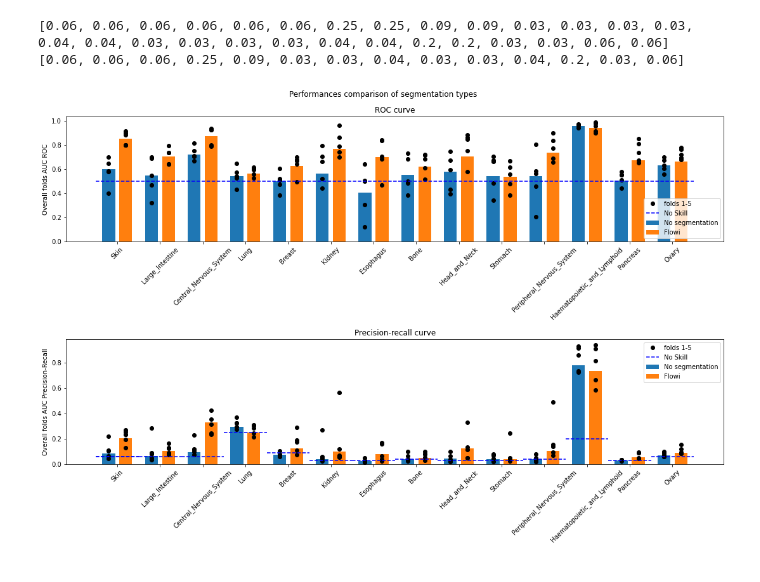
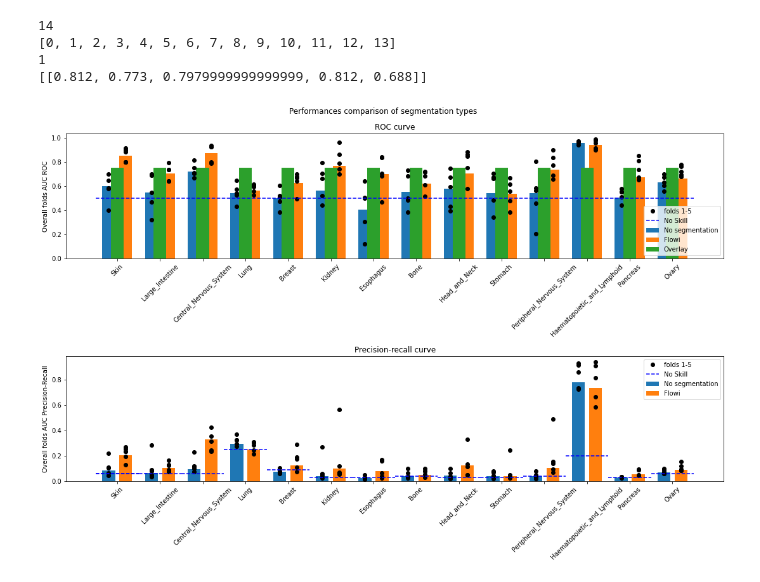
Before and after one commit to apollo994/CMP_, a Jupyter notebook: notebooks/plot_multiple_tissue.ipynb, the cells around one changed output. Saved outputs shown, nothing was run; the diff lists cells and outputs as text; code cells hidden in the pictures.

```diff
--- a/notebooks/plot_multiple_tissue.ipynb
+++ b/notebooks/plot_multiple_tissue.ipynb
@@ -38,6 +38,12 @@ y_pr_flowi = []
 dots_roc_flowi = []
 dots_pr_flowi = []
 
+x_pos3 = []
+y_roc_overlay = []
+y_pr_overlay = []
+dots_roc_overlay = []
+dots_pr_overlay = []
+
 prop = []
 
 for sample in samples_path:
@@ -45,6 +51,7 @@ for sample in samples_path:
     x_pos.append(c)
     x_pos1.append(c-0.2)
     x_pos2.append(c+0.2)
+    x_pos3.append(c)
 
     tissue_name = sample.split('/')[-1]
     labels.append(tissue_name)
@@ -64,11 +71,20 @@ for sample in samples_path:
             dots_pr_flowi.append(list(df_metrics.iloc[0:5,3]))
             y_roc_flowi.append(df_metrics.loc['all','auROC'])
             dots_roc_flowi.append(list(df_metrics.iloc[0:5,2]))
-        else:
+
+#             print (sample_name, 'flowi')
+        if 'overlay' in sample_name:
+            y_pr_overlay.append(df_metrics.loc['all','auPR'])
+            dots_pr_overlay.append(list(df_metrics.iloc[0:5,3]))
+            y_roc_overlay.append(df_metrics.loc['all','auROC'])
+            dots_roc_overlay.append(list(df_metrics.iloc[0:5,2]))
+#             print (sample_name, 'over')
+        if 'overlay' not in sample_name and 'flowi' not in sample_name:
             y_pr_norm.append(df_metrics.loc['all','auPR'])
             dots_pr_norm.append(list(df_metrics.iloc[0:5,3]))
             y_roc_norm.append(df_metrics.loc['all','auROC'])
             dots_roc_norm.append(list(df_metrics.iloc[0:5,2]))
+#             print (sample_name, 'norm')
 
         with open(f'{sub_folder}/results/{sample_name}_real.pk', 'rb') as real_pi:
                 reals = pickle.load(real_pi)
@@ -90,12 +106,16 @@ prop2 = prop[1::2]
 # print(dots_roc)
 # print(dots_pr)
 # print(prop)
-# %%
-print(prop)
-print (prop2)
-# %% [output]
-[0.06, 0.06, 0.06, 0.06, 0.06, 0.06, 0.25, 0.25, 0.09, 0.09, 0.03, 0.03, 0.03, 0.03, 0.04, 0.04, 0.03, 0.03, 0.03, 0.03, 0.04, 0.04, 0.2, 0.2, 0.03, 0.03, 0.06, 0.06]
-[0.06, 0.06, 0.06, 0.25, 0.09, 0.03, 0.03, 0.04, 0.03, 0.03, 0.04, 0.2, 0.03, 0.06]
+# %%
+print(len(x_pos3))
+print(x_pos3)
+print (len(dots_roc_overlay))
+print (dots_roc_overlay)
+# %% [output]
+14
+[0, 1, 2, 3, 4, 5, 6, 7, 8, 9, 10, 11, 12, 13]
+1
+[[0.812, 0.773, 0.7979999999999999, 0.812, 0.688]]
 # %%
 rotation = 45
 
@@ -106,33 +126,40 @@ _ = fig.suptitle(f'Performances comparison of segmentation types')
 _ = ax1.set_title('ROC curve')
 # _ = ax1.set_xlabel('Tissue')
 _ = ax1.set_ylabel('Overall folds AUC ROC')
+
 _ = ax1.bar(x_pos1, y_roc_norm, width=0.3, label="No segmentation")
 _ = ax1.plot(x_pos1, dots_roc_norm, linestyle='none', marker='o', color='black')
+
 _ = ax1.bar(x_pos2, y_roc_flowi, width=0.3, label="Flowi")
 _ = ax1.plot(x_pos2, dots_roc_flowi, linestyle='none', marker='o', color='black')
+
+_ = ax1.bar(x_pos3, y_roc_overlay, width=0.3, label="Overlay")
+# _ = ax1.plot(x_pos3, dots_roc_overlay, linestyle='none', marker='o', color='black')
+
 _ = ax1.plot(x_pos2[0], dots_roc_flowi[0][0], linestyle='none', marker='o', color='black', label="folds 1-5")
+
 _ = ax1.plot([min(x_pos)-0.5, max(x_pos)+0.5], [0.5, 0.5], label = 'No Skill', linestyle='--', color = 'blue')
 _ = ax1.set_xticks(x_pos)
 _ = ax1.set_xticklabels(labels, rotation=rotation)
 _ = ax1.legend()
 
 
 
 _ = ax2.set_title('Precision-recall curve')
 # _ = ax2.set_xlabel('Tissue')
 _ = ax2.set_ylabel('Overall folds AUC Precision-Recall')
 _ = ax2.bar(x_pos1, y_pr_norm, width=0.3, label="No segmentation")
 _ = ax2.plot(x_pos1, dots_pr_norm, linestyle='none', marker='o', color='black')
 _ = ax2.bar(x_pos2, y_pr_flowi, width=0.3, label="Flowi")
 _ = ax2.plot(x_pos2, dots_pr_flowi, linestyle='none', marker='o', color='black')
 _ = ax2.plot(x_pos2[0], dots_pr_flowi[0][0], linestyle='none', marker='o', color='black', label="folds 1-5")
 for i in range(len(x_pos)):
     _ = ax2.plot([x_pos[i]-0.5,x_pos[i]+0.5],[prop2[i],prop2[i]], linestyle='--', color = 'blue')
 _ = ax2.plot([x_pos[0]-0.5,x_pos[0]+0.5],[prop2[0],prop2[0]], label = 'No Skill', linestyle='--', color = 'blue')
 _ = ax2.set_xticks(x_pos)
 _ = ax2.set_xticklabels(labels, rotation=rotation)
 _ = ax2.legend()
 
 plt.savefig(f'Performances_comparison_segmentation_types.png')
 # %% [output]
-[figure, old version]
+[figure, new version]
```
Also changed, not shown: 2 other files.
